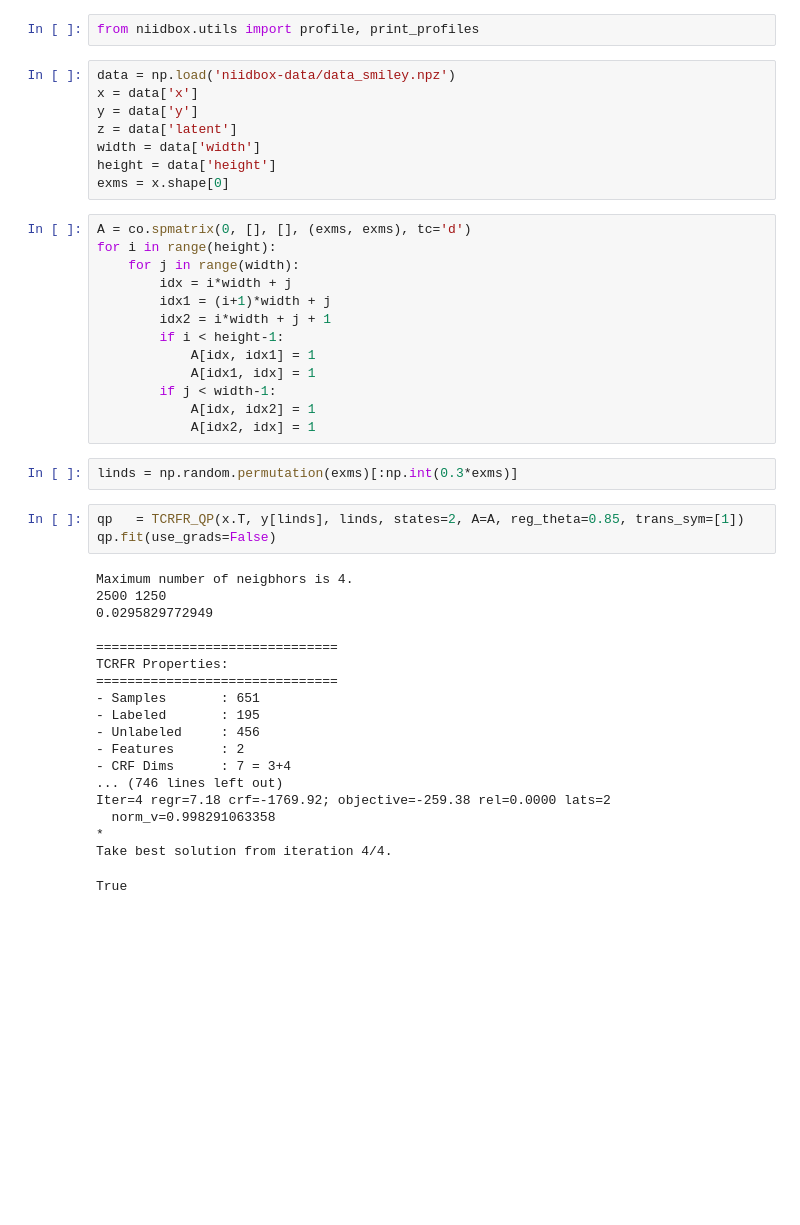
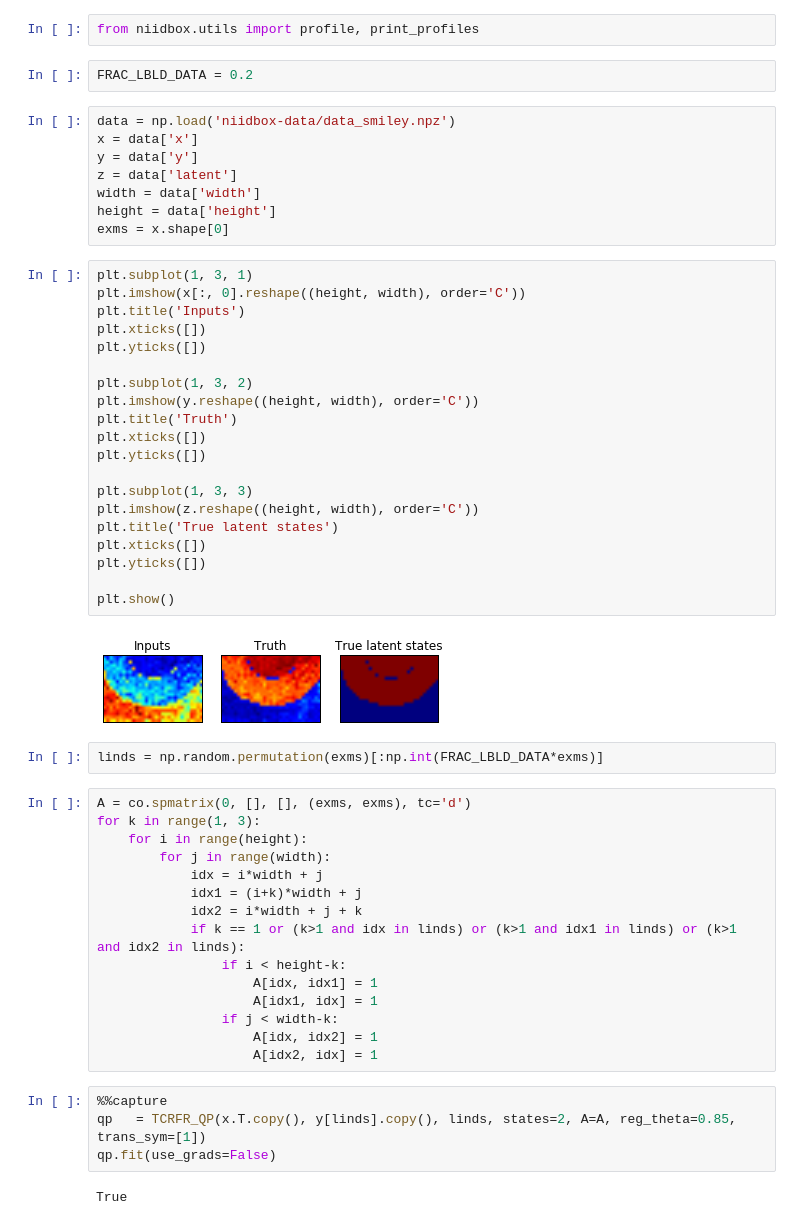
Before and after one commit to nicococo/niidbox, a Jupyter notebook: scripts/smiley.ipynb, the cells around one changed output. Saved outputs shown, nothing was run; the diff lists cells and outputs as text; blank space fills up the shorter version.

```diff
--- a/scripts/smiley.ipynb
+++ b/scripts/smiley.ipynb
@@ -8,6 +9,8 @@ from niidbox.tcrfr_qp import TCRFR_QP
 from niidbox.tcrfr_lbpa import TCRFR_lbpa
 # %%
 from niidbox.utils import profile, print_profiles
+# %%
+FRAC_LBLD_DATA = 0.2
 # %%
 data = np.load('niidbox-data/data_smiley.npz')
 x = data['x']
@@ -16,41 +19,49 @@ z = data['latent']
 width = data['width']
 height = data['height']
 exms = x.shape[0]
+# %%
+plt.subplot(1, 3, 1)
+plt.imshow(x[:, 0].reshape((height, width), order='C'))
+plt.title('Inputs')
+plt.xticks([])
+plt.yticks([])
+
+plt.subplot(1, 3, 2)
+plt.imshow(y.reshape((height, width), order='C'))
+plt.title('Truth')
+plt.xticks([])
+plt.yticks([])
+
+plt.subplot(1, 3, 3)
+plt.imshow(z.reshape((height, width), order='C'))
+plt.title('True latent states')
+plt.xticks([])
+plt.yticks([])
+
+plt.show()
+# %% [output]
+[figure, added]
+# %%
+linds = np.random.permutation(exms)[:np.int(FRAC_LBLD_DATA*exms)]
 # %%
 A = co.spmatrix(0, [], [], (exms, exms), tc='d')
-for i in range(height):
-    for j in range(width):
-        idx = i*width + j
-        idx1 = (i+1)*width + j
-        idx2 = i*width + j + 1
-        if i < height-1:
-            A[idx, idx1] = 1
-            A[idx1, idx] = 1
-        if j < width-1:
-            A[idx, idx2] = 1
-            A[idx2, idx] = 1
+for k in range(1, 3):
+    for i in range(height):
+        for j in range(width):
+            idx = i*width + j
+            idx1 = (i+k)*width + j
+            idx2 = i*width + j + k
+            if k == 1 or (k>1 and idx in linds) or (k>1 and idx1 in linds) or (k>1 and idx2 in linds):
+                if i < height-k:
+                    A[idx, idx1] = 1
+                    A[idx1, idx] = 1
+                if j < width-k:
+                    A[idx, idx2] = 1
+                    A[idx2, idx] = 1
-# %%
-linds = np.random.permutation(exms)[:np.int(0.3*exms)]
 # %%
-qp   = TCRFR_QP(x.T, y[linds], linds, states=2, A=A, reg_theta=0.85, trans_sym=[1])
+%%capture
+qp   = TCRFR_QP(x.T.copy(), y[linds].copy(), linds, states=2, A=A, reg_theta=0.85, trans_sym=[1])
 qp.fit(use_grads=False)
 # %% [output]
-Maximum number of neigbhors is 4.
-2500 1250
-0.0295829772949
-
-===============================
-TCRFR Properties:
-===============================
-- Samples       : 651
-- Labeled       : 195
-- Unlabeled     : 456
-- Features      : 2
-- CRF Dims      : 7 = 3+4
-... (746 lines left out)
-Iter=4 regr=7.18 crf=-1769.92; objective=-259.38 rel=0.0000 lats=2
-  norm_v=0.998291063358
-*
-Take best solution from iteration 4/4.
+True
-True
 # %%
```
Also changed, not shown: parts of 3 cells of this notebook.
